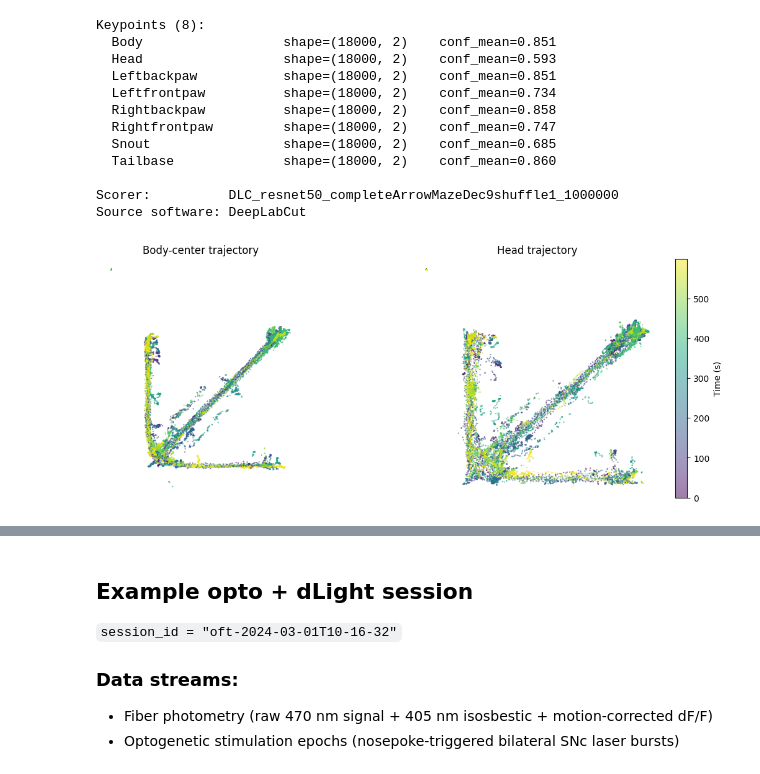
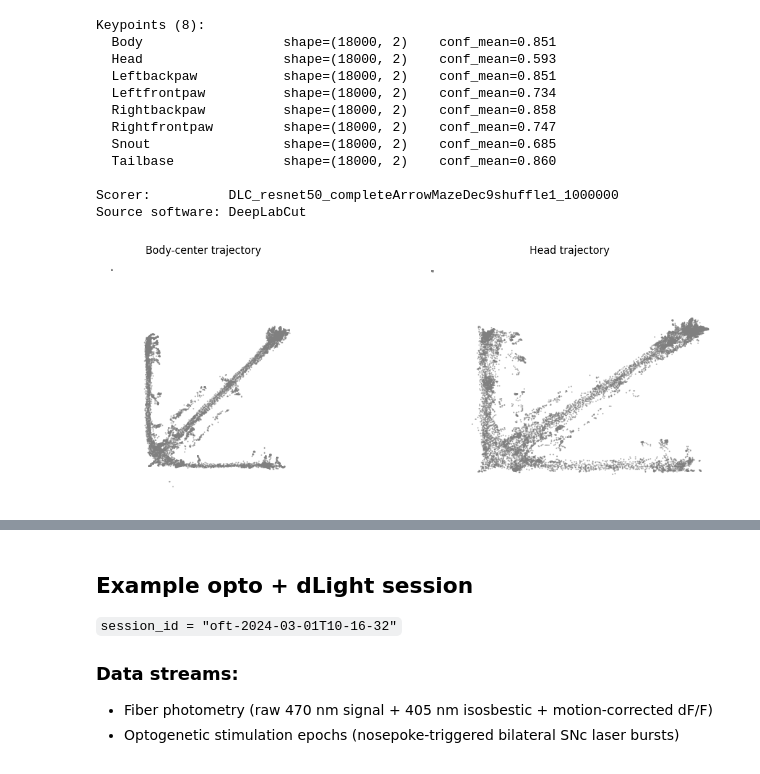
Before and after one commit to catalystneuro/meletis-lab-to-nwb, a Jupyter notebook: src/meletis_lab_to_nwb/tutorials/midway_meeting_dandi_demo.ipynb, the cells around one changed output, grey strips where cells are left out. Drawn from its saved outputs; the diff is of its cells as text; code cells hidden in the pictures.

```diff
--- a/src/meletis_lab_to_nwb/tutorials/midway_meeting_dandi_demo.ipynb
+++ b/src/meletis_lab_to_nwb/tutorials/midway_meeting_dandi_demo.ipynb
@@ -147,31 +147,29 @@ Source software: DeepLabCut
 # %%
 # Plot body-center trajectory colored by time
 body_xy = pose.pose_estimation_series["PoseEstimationSeriesBody"].data[:]
 head_xy = pose.pose_estimation_series["PoseEstimationSeriesHead"].data[:]
 
 n_frames = len(body_xy)
 fps = 30.0 # Hz
 time_s = np.arange(n_frames) / fps
 
-fig, axes = plt.subplots(1, 2, figsize=(14, 5))
+fig, axes = plt.subplots(1, 2, figsize=(14, 5), sharex=True, sharey=True)
 
 # Trajectory colored by time
-sc = axes[0].scatter(body_xy[:,0], body_xy[:, 1], c=time_s, s=0.5, cmap="viridis", alpha=0.5)
+sc = axes[0].scatter(body_xy[:,0], body_xy[:, 1], c="gray", s=0.5, alpha=0.5)
 axes[0].set_xlabel("x (pixels)")
 axes[0].set_ylabel("y (pixels)")
 axes[0].set_title("Body-center trajectory")
 axes[0].set_aspect("equal")
-plt.colorbar(sc, ax=axes[1], label="Time (s)")
 axes[0].invert_yaxis()
 axes[0].axis("off")
 
-axes[1].scatter(head_xy[:,0], head_xy[:, 1], c=time_s, s=0.5, cmap="viridis", alpha=0.5)
+axes[1].scatter(head_xy[:,0], head_xy[:, 1], c="gray", s=0.5, alpha=0.5)
 axes[1].set_title("Head trajectory")
-axes[1].invert_yaxis()
 axes[1].axis("off")
 plt.show()
 # %% [output]
-[figure, old version]
+[figure, new version]
 # %%
 from nwb_video_widgets import NWBDANDIPoseEstimationWidget
 
```
Also changed, not shown: parts of 8 cells of this notebook.
